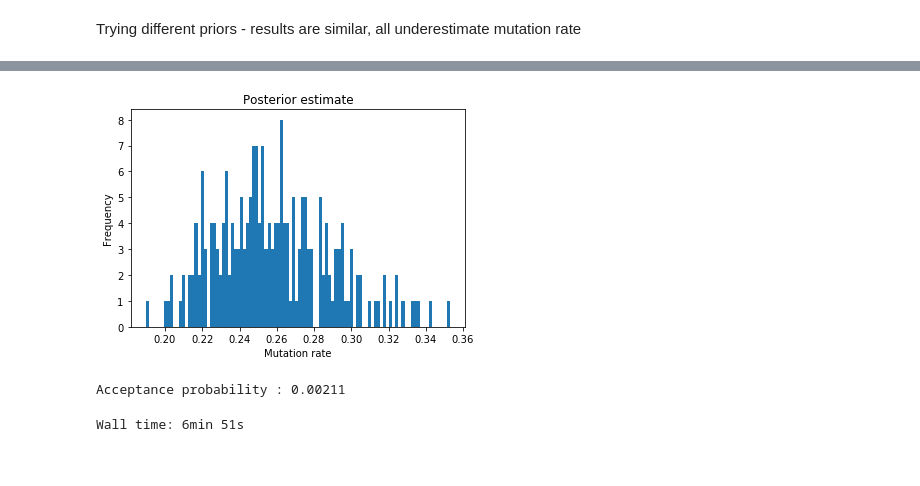
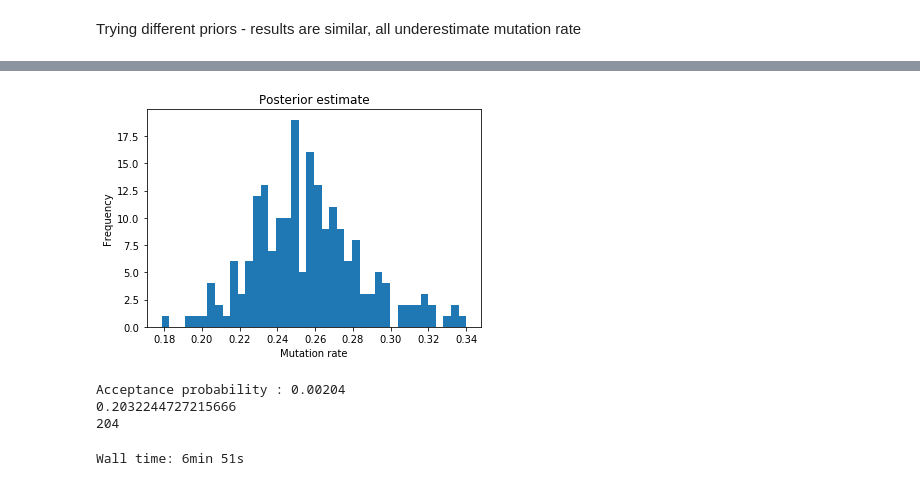
Before and after one commit to samslamowicz/MastersProject, a Jupyter notebook: ABC - Rejection Sampling for Mutation Rate.ipynb, the cells around one changed output, grey strips where cells are left out. Drawn from its saved outputs; the diff is of its cells as text; code cells hidden in the pictures.

```diff
--- a/ABC - Rejection Sampling for Mutation Rate.ipynb
+++ b/ABC - Rejection Sampling for Mutation Rate.ipynb
@@ -76,7 +76,7 @@ Trying different priors - results are similar, all underestimate mutation rate
 # %%
 %%time
 #Exponential prior scale 0.2
-iterations = 100000
+iterations = 10000
 eps = 10
 prior= "exponential"
 prior_parameters = 0.2
@@ -86,13 +86,17 @@ Wall time: 7min 31s
 # %%
-plt.hist(attempt1, bins = 100)
+plt.hist(attempt1, bins = 40)
 plt.ylabel('Frequency')
 plt.xlabel('Mutation rate')
 plt.title('Posterior estimate')
 plt.show()
 print("Acceptance probability :",len(attempt1)/iterations)
+print(attempt1[1])
+print(len(attempt1))
 # %% [output]
-[figure, old version]
+[figure, new version]
-Acceptance probability : 0.00211
+Acceptance probability : 0.00204
+0.2032244727215666
+204
 # %%
 %%time
 #Exponential prior scale 0.1
```
Also changed, not shown: parts of 3 cells of this notebook.
